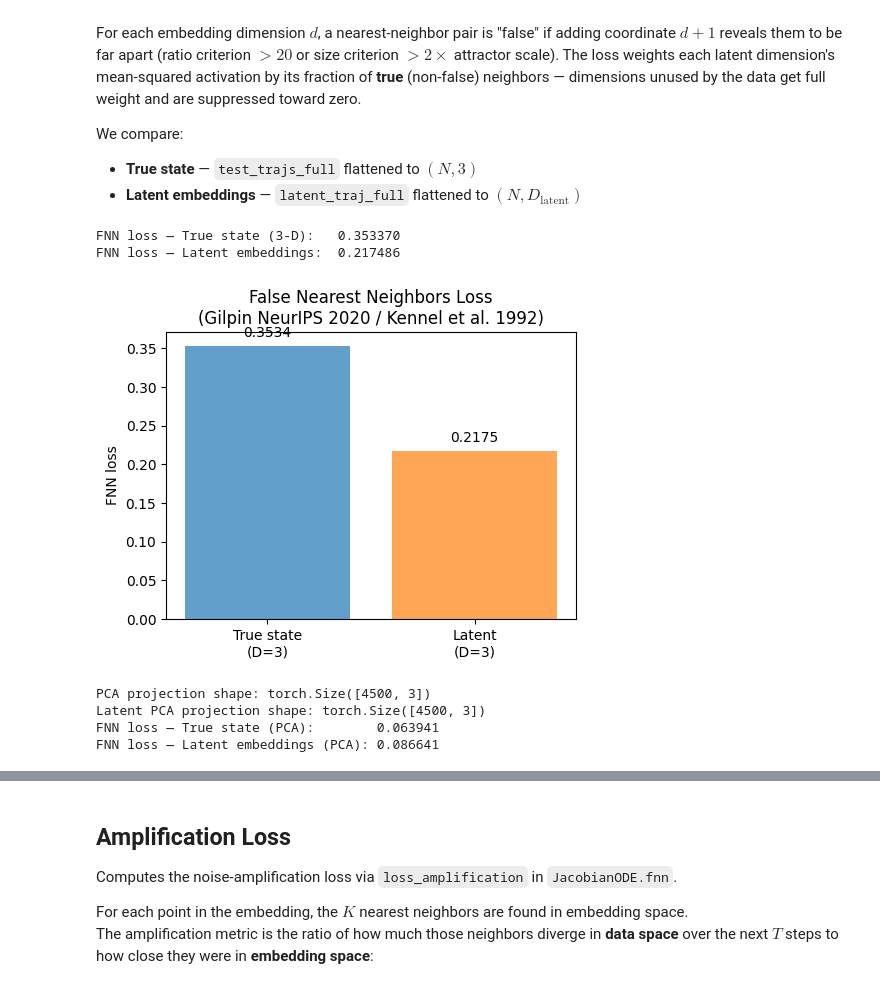
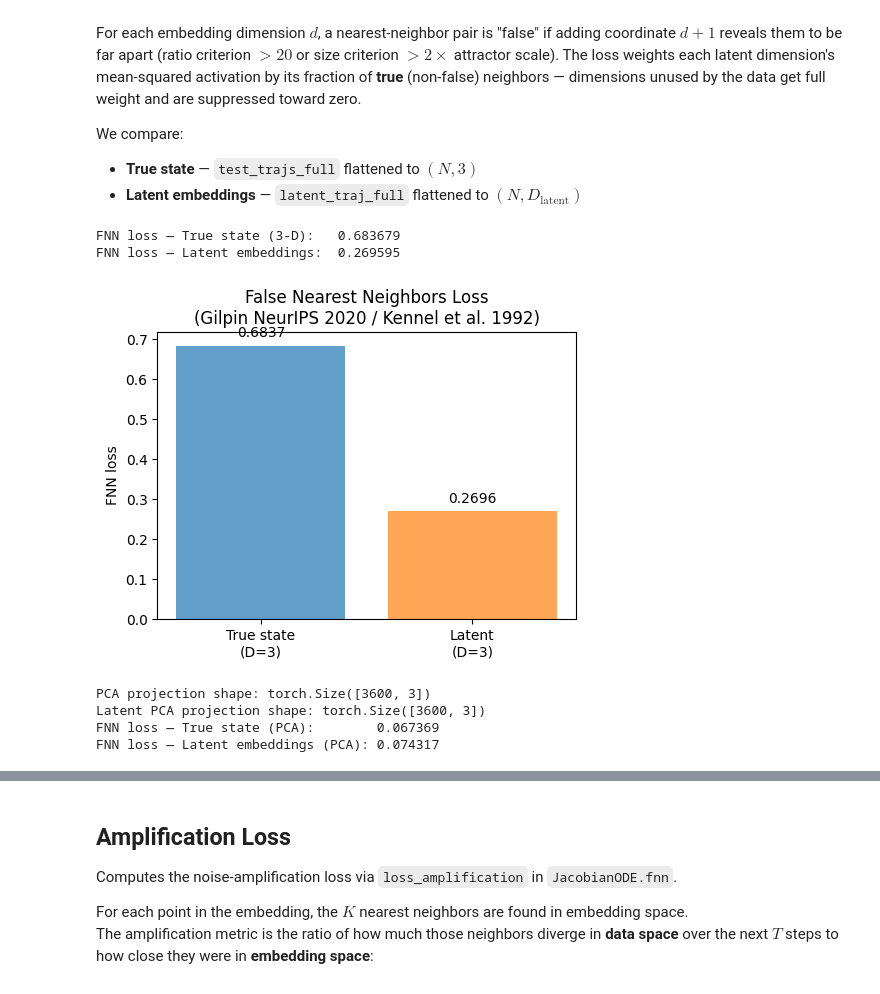
Before and after one commit to adamjeisen/JacobianODE, a Jupyter notebook: _jupyter/Hyperparameter Tuning (Latent JacobianODE - Lorenz full obs).ipynb, the cells around one changed output, grey strips where cells are left out. Cells and saved outputs as stored; diff of their text form; code cells hidden in the pictures.

```diff
--- a/_jupyter/Hyperparameter Tuning (Latent JacobianODE - Lorenz full obs).ipynb
+++ b/_jupyter/Hyperparameter Tuning (Latent JacobianODE - Lorenz full obs).ipynb
@@ -197,18 +224,13 @@ _hidden_dim_str = str(JAC_HIDDEN_DIM).replace(' ', '')
 _obs_idx_str    = str(list(OBSERVED_INDICES)).replace(' ', '')
 
 overrides = [
-    # --- Model: LRU encoder without positional encoding ---
-    "model=latent_ssm",
+    # --- Model: pointwise MLP encoder (via build_mlp factory) ---
+    "model=latent_mlp",
     f"model.encoder.n_input={len(OBSERVED_INDICES)}",
     f"model.encoder.n_latent={N_LATENT}",
-    f"model.encoder.d_model={SSM_D_MODEL}",
-    f"model.encoder.d_state={SSM_D_STATE}",
-    f"model.encoder.n_layers={SSM_N_LAYERS}",
-    f"model.encoder.r_min={SSM_R_MIN}",
-    f"model.encoder.r_max={SSM_R_MAX}",
-    f"model.encoder.ffn_expand={SSM_FFN_EXPAND}",
-    f"model.encoder.dropout={SSM_DROPOUT}",
-    "model.encoder.use_positional_encoding=False",
+    f"model.encoder.hidden_dim={MLP_HIDDEN_DIM}",
+    f"model.encoder.n_layers={MLP_N_LAYERS}",
+    f"model.encoder.dropout={MLP_DROPOUT}",
     f"model.encoder.decoder_hidden={DECODER_HIDDEN}",
     f"model.encoder.decoder_layers={DECODER_LAYERS}",
     "model.encoder.context_margin=0",
@@ -247,7 +269,7 @@ overrides = [
     "training.lightning.trajectory_training=True",
     f"training.lightning.reconstruction_loss_weight={RECONSTRUCTION_LOSS_WEIGHT}",
     f"training.lightning.jac_consistency_weight={JAC_CONSISTENCY_WEIGHT}",
-    f"training.lightning.fnn_weight={FNN_WEIGHT}",
+    f"training.lightning.fnn_weight={FNN_WEIGHT_FOR_CONFIG}",
 
     # --- Homoscedastic uncertainty weighting ---
 
@@ -277,6 +299,8 @@ overrides = [
 
     # --- Early stopping ---
     f"training.early_stopping.early_stopping_patience={EARLY_STOPPING_PATIENCE}",
+    f"training.early_stopping.percent_thresh={EARLY_STOPPING_PERCENT_THRESH}",
+    f"training.early_stopping.min_epochs={EARLY_STOPPING_MIN_EPOCHS}",
 ]
 
 cfg = load_config(overrides=overrides)
@@ -284,8 +308,8 @@ cfg = initialize_config(cfg)
 
 print("Lightning target:", cfg.training.lightning._target_)
 print(f"Encoder: n_input={cfg.model.encoder.n_input}, n_latent={cfg.model.encoder.n_latent}")
-print(f"         use_positional_encoding={cfg.model.encoder.use_positional_encoding}")
-print(f"         r_min={cfg.model.encoder.r_min}, r_max={cfg.model.encoder.r_max}")
+print(f"         hidden_dim={cfg.model.encoder.hidden_dim}, n_layers={cfg.model.encoder.n_layers}")
+print(f"         decoder_hidden={cfg.model.encoder.decoder_hidden}, decoder_layers={cfg.model.encoder.decoder_layers}")
 print(f"Jacobian MLP: input_dim={cfg.model.params.input_dim}, output_dim={cfg.model.params.output_dim}")
 print(f"Normalization: {cfg.data.postprocessing.normalize}")
 # %% [output]
@@ -462,8 +588,12 @@ With relaxation rules when criteria conflict.
 # %%
 api = wandb.Api()
 try:
-    all_runs = api.runs(WANDB_PROJECT_PATH)
-    print(f"Found {len(all_runs)} total runs in {WANDB_PROJECT_PATH}")
+    run_filters = {"group": WANDB_GROUP} if WANDB_GROUP else None
+    all_runs = api.runs(WANDB_PROJECT_PATH, filters=run_filters)
+    msg = f"Found {len(all_runs)} total runs in {WANDB_PROJECT_PATH}"
+    if WANDB_GROUP:
+        msg += f" (group={WANDB_GROUP})"
+    print(msg)
 except Exception as e:
     print(f"Could not query project: {e}")
     all_runs = []
@@ -786,8 +818,11 @@ plt.show()
 # %% [markdown]
 ### 5e. Load the Best Model for Downstream Use
 # %%
-best_run_id  = sweep_run_ids[result.best_index]
-best_lambda  = sweep_lambdas[result.best_index]
+# idx = result.best_index
+idx = 0
 
-print(f"Loading best model: run_id={best_run_id}, lambda={best_lambda}")
+best_run_id  = sweep_run_ids[idx]
+best_lambda  = sweep_lambdas[idx]
+
+print(f"Loading best model: run_id={best_run_id}, params={best_lambda}")
 # %% [output]
@@ -1652,38 +1688,38 @@ N_POINTS = len(X_true)
 idx_true   = rng_fnn.choice(len(X_true),   N_POINTS, replace=False)
 idx_latent = rng_fnn.choice(len(X_latent), N_POINTS, replace=False)
 
 X_true_sub   = X_true[torch.from_numpy(idx_true)]
 X_latent_sub = X_latent[torch.from_numpy(idx_latent)]
 
 with torch.no_grad():
-    fnn_loss_true   = loss_false(X_true_sub, k=2, norm=True).item()
-    fnn_loss_latent = loss_false(X_latent_sub, k=2, norm=True).item()
+    fnn_loss_true   = loss_false(X_true_sub, k=2, normalize=True).item()
+    fnn_loss_latent = loss_false(X_latent_sub, k=2, normalize=True).item()
 
 print(f"FNN loss — True state (3-D):   {fnn_loss_true:.6f}")
 print(f"FNN loss — Latent embeddings:  {fnn_loss_latent:.6f}")
 
 # ---------------------------------------------------------------
 # Plot
 # ---------------------------------------------------------------
 D_latent = X_latent.shape[-1]
 labels   = [f'True state\n(D=3)', f'Latent\n(D={D_latent})']
 values   = [fnn_loss_true, fnn_loss_latent]
 
 fig, ax = plt.subplots(figsize=(5, 4))
 bars = ax.bar(labels, values, color=['C0', 'C1'], alpha=0.7)
 ax.set_ylabel('FNN loss')
 ax.set_title('False Nearest Neighbors Loss\n(Gilpin NeurIPS 2020 / Kennel et al. 1992)')
 for bar, val in zip(bars, values):
     ax.annotate(f'{val:.4f}',
                 xy=(bar.get_x() + bar.get_width() / 2, bar.get_height()),
                 xytext=(0, 4), textcoords='offset points',
                 ha='center', va='bottom')
 plt.tight_layout()
 plt.show()
 # %% [output]
-FNN loss — True state (3-D):   0.353370
-FNN loss — Latent embeddings:  0.217486
+FNN loss — True state (3-D):   0.683679
+FNN loss — Latent embeddings:  0.269595
-[figure, old version]
+[figure, new version]
 # %%
 # Center the data (subtract mean)
 X_true_mean = X_true_sub.mean(dim=0, keepdim=True)
@@ -1705,7 +1741,7 @@ X_true_pca = X_true_centered @ eigvecs
 # X_true_pca now has columns ordered by decreasing variance
 print("PCA projection shape:", X_true_pca.shape)
 
-fnn_loss_true_pca   = loss_false(X_true_pca, k=2, norm=True).item()
+fnn_loss_true_pca   = loss_false(X_true_pca, k=2, normalize=True).item()
 
 # Center the latent data (subtract mean)
 X_latent_mean = X_latent_sub.mean(dim=0, keepdim=True)
@@ -1727,15 +1763,15 @@ X_latent_pca = X_latent_centered @ eigvecs_latent
 # X_latent_pca now has columns ordered by decreasing variance
 print("Latent PCA projection shape:", X_latent_pca.shape)
 
-fnn_loss_latent_pca = loss_false(X_latent_pca, k=2, norm=True).item()
+fnn_loss_latent_pca = loss_false(X_latent_pca, k=2, normalize=True).item()
 
 print(f"FNN loss — True state (PCA):        {fnn_loss_true_pca:.6f}")
 print(f"FNN loss — Latent embeddings (PCA): {fnn_loss_latent_pca:.6f}")
 # %% [output]
-PCA projection shape: torch.Size([4500, 3])
-Latent PCA projection shape: torch.Size([4500, 3])
-FNN loss — True state (PCA):        0.063941
-FNN loss — Latent embeddings (PCA): 0.086641
+PCA projection shape: torch.Size([3600, 3])
+Latent PCA projection shape: torch.Size([3600, 3])
+FNN loss — True state (PCA):        0.067369
+FNN loss — Latent embeddings (PCA): 0.074317
 # %%
 fnn_loss_true_pca
 # %% [output]
```
Also changed, not shown: parts of 46 cells of this notebook, 20 other files.
